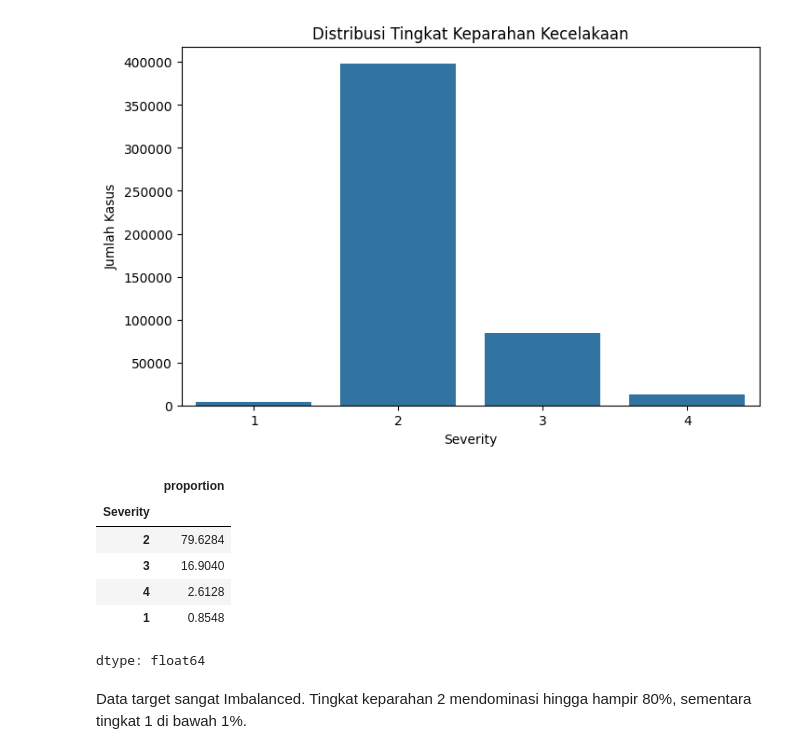
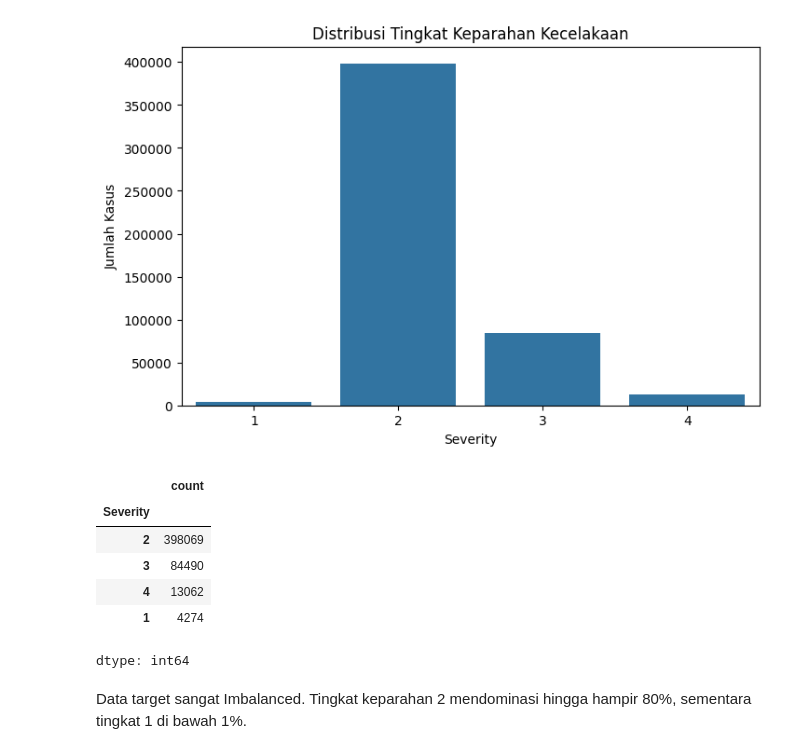
Before and after one commit to AhsanDz/4-Ahsan, a Jupyter notebook: EDA_Ahsan.ipynb, the cells around one changed output. Cells and saved outputs as stored; diff of their text form; code cells hidden in the pictures.

```diff
--- a/EDA_Ahsan.ipynb
+++ b/EDA_Ahsan.ipynb
@@ -134,15 +134,15 @@ plt.show()
 # %% [output]
 [figure]
 # %%
-df['Severity'].value_counts(normalize=True) * 100
+df['Severity'].value_counts()
 # %% [output]
-|  | proportion |
+|  | count |
 | Severity |  |
-| 2 | 79.6284 |
-| 3 | 16.9040 |
-| 4 | 2.6128 |
-| 1 | 0.8548 |
+| 2 | 398069 |
+| 3 | 84490 |
+| 4 | 13062 |
+| 1 | 4274 |
-dtype: float64
+dtype: int64
 # %% [markdown]
 Data target sangat Imbalanced. Tingkat keparahan 2 mendominasi hingga hampir 80%, sementara tingkat 1 di bawah 1%.
 # %% [markdown]
```
Also changed, not shown: parts of 1 cell of this notebook.
